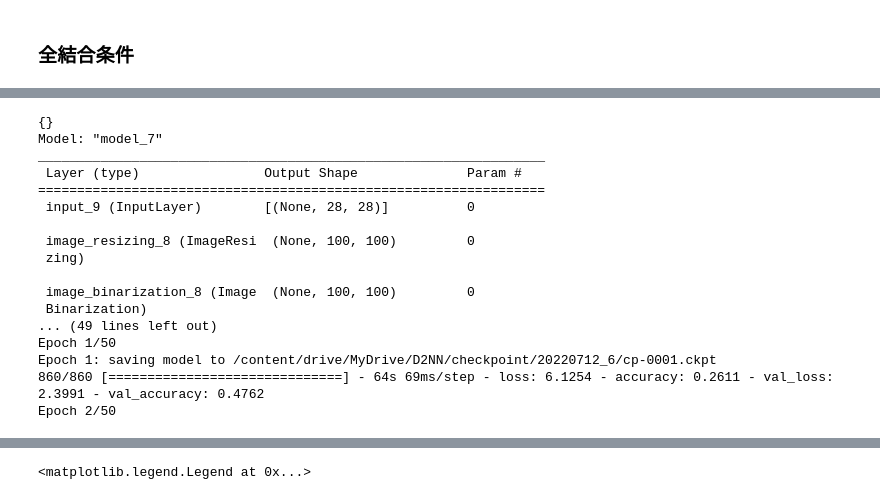
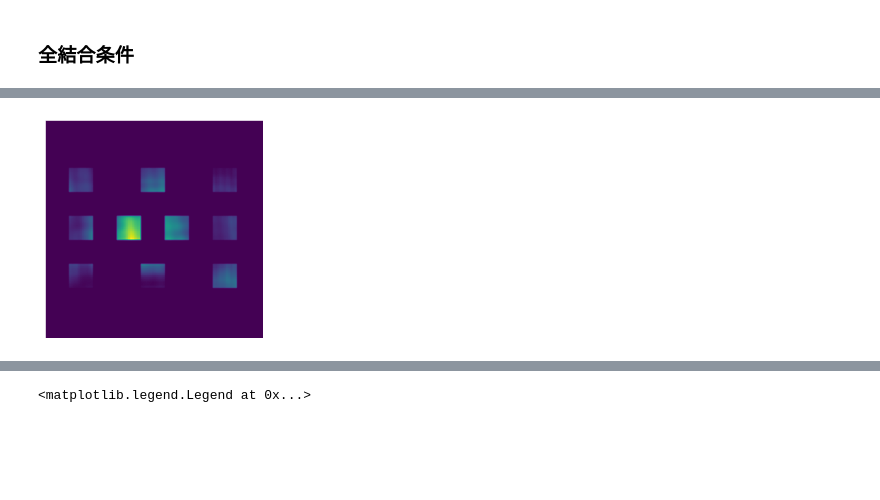
Before and after one commit to fftakumi/MOD2NN, a Jupyter notebook: Faraday/two_dim/train.ipynb, the cells around one changed output, grey strips where cells are left out. Saved outputs shown, nothing was run; the diff lists cells and outputs as text; code cells hidden in the pictures; blank space fills up the shorter version.

```diff
--- a/Faraday/two_dim/train.ipynb
+++ b/Faraday/two_dim/train.ipynb
@@ -108,8 +96,12 @@ def create_model(**kwargs):
     x = AngularSpectrum(shape, wavelength=wavelength, z=0.7e-3, d=d, n=1.51, method='expand')(x)
     # x = Polarizer(shape)(x)
     x =ElectricFieldToIntensity(shape)(x)
+    x = MNISTFilter(shape)(x)
     # x = Argument(shape)(x)
-    x = MNISTDetector(10)(x)
-    x = tf.keras.layers.Softmax()(x)
+    #x = MNISTDetector(10)(x)
+    #x = tf.keras.layers.Softmax()(x)
     model = tf.keras.Model(inputs, x)
     return model
+# %%
+model = create_model()
+pred = model.predict(x_test[0:1,:,:])
@@ -116,3 +111,11 @@ def create_model(**kwargs):
+# %%
+plt.imshow(pred[0,:,:], cmap="viridis")
+plt.grid(False)
+plt.xticks([],[])
+plt.yticks([],[])
+plt.savefig("images/init_7_filter.png", transparent=True)
+# %% [output]
+[figure, added]
 # %%
 model = create_model()
 model.summary()
@@ -156,24 +159,6 @@ df.to_csv(path + "/history.csv")
 
 with open(path + "/config.json", 'w') as f:
     json.dump(model.get_config(), f, indent=4)
-# %% [output]
-{}
-Model: "model_7"
-_________________________________________________________________
- Layer (type)                Output Shape              Param #
-=================================================================
- input_9 (InputLayer)        [(None, 28, 28)]          0
-
- image_resizing_8 (ImageResi  (None, 100, 100)         0
- zing)
-
- image_binarization_8 (Image  (None, 100, 100)         0
- Binarization)
-... (49 lines left out)
-Epoch 1/50
-Epoch 1: saving model to /content/drive/MyDrive/D2NN/checkpoint/20220712_6/cp-0001.ckpt
-860/860 [==============================] - 64s 69ms/step - loss: 6.1254 - accuracy: 0.2611 - val_loss: 2.3991 - val_accuracy: 0.4762
-Epoch 2/50
 # %%
 seed_list = np.arange(1,11)
 
```
Also changed, not shown: parts of 5 cells of this notebook, 8 other files.
